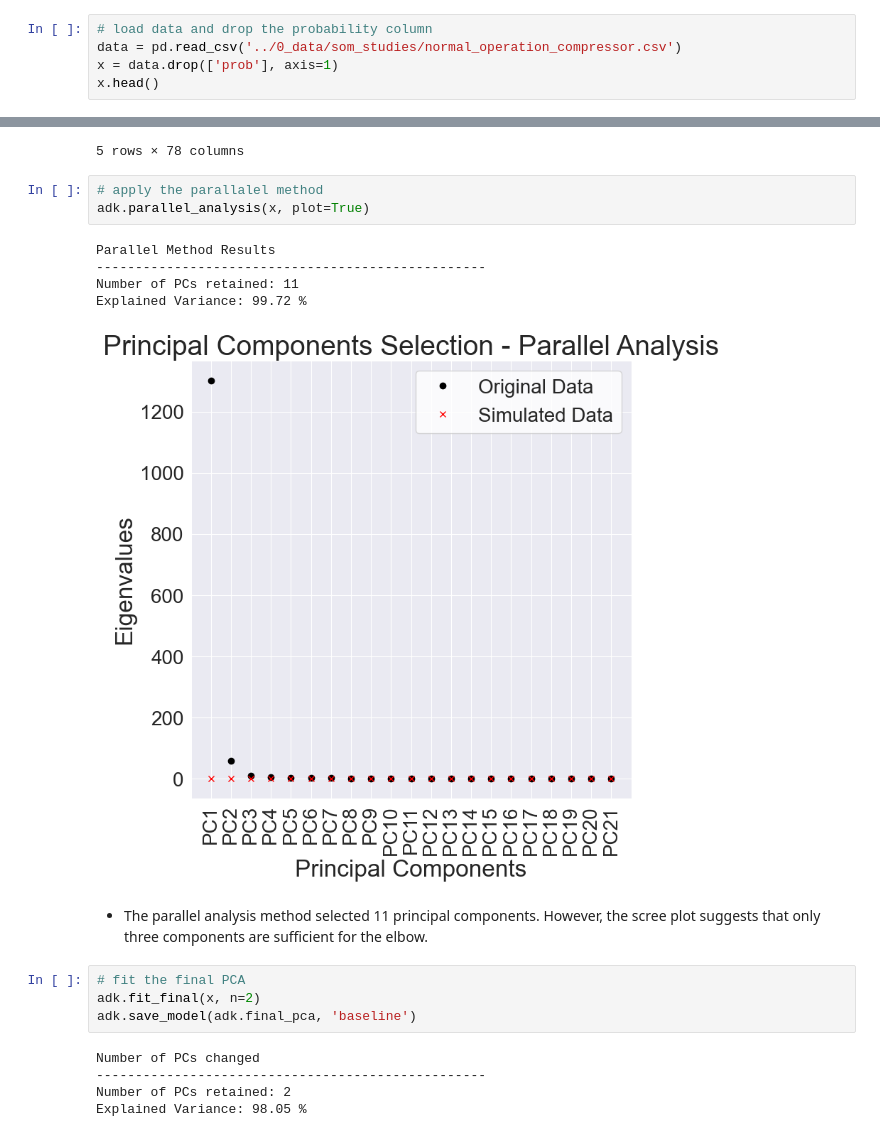
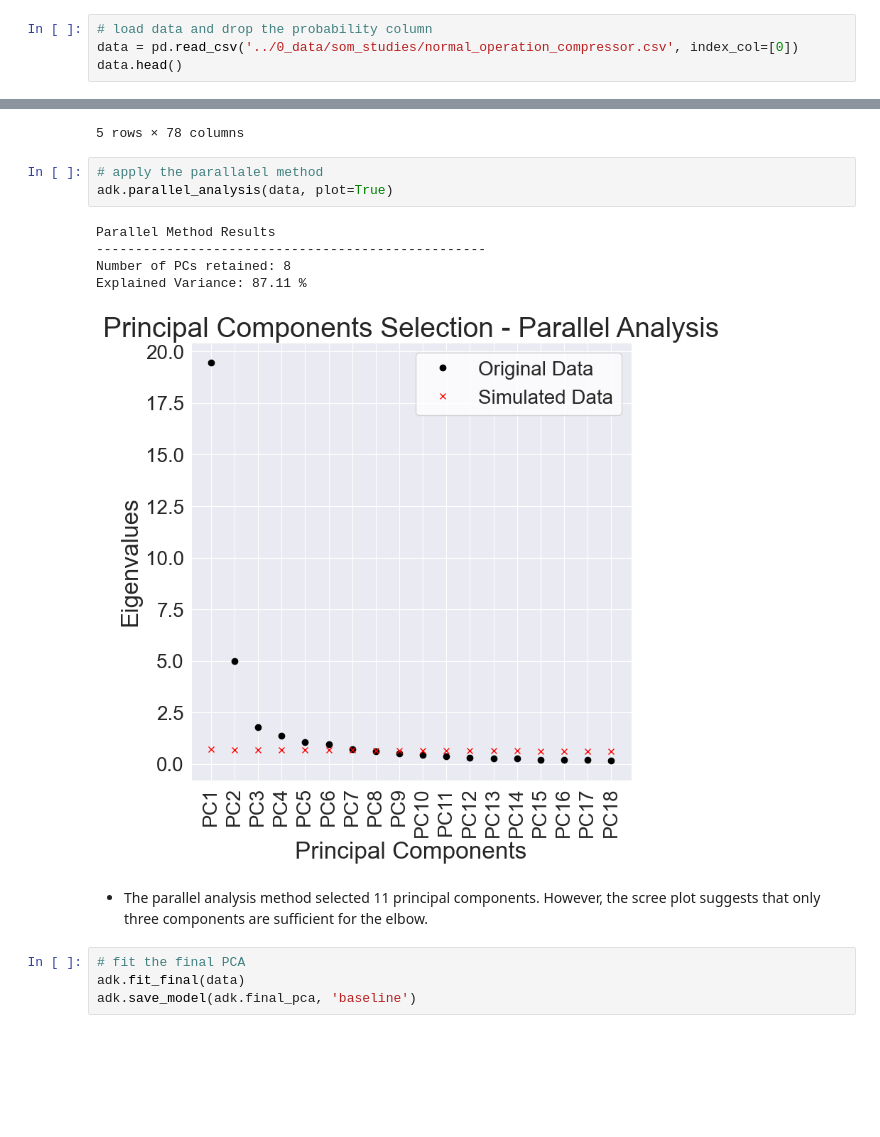
Before and after one commit to IAugustoMZ/deeplearning_chemicalengineering, a Jupyter notebook: 4_selfOrganinzingMaps/1_baseline.ipynb, the cells around one changed output, grey strips where cells are left out. Drawn from its saved outputs; the diff is of its cells as text; blank space fills up the shorter version.

Commit message:
📦build(soms) Adds the baseline analysis

```diff
--- a/4_selfOrganinzingMaps/1_baseline.ipynb
+++ b/4_selfOrganinzingMaps/1_baseline.ipynb
@@ -14,9 +14,8 @@ warnings.filterwarnings('ignore')
 adk = AnomalyDetectionKit()
 # %%
 # load data and drop the probability column
-data = pd.read_csv('../0_data/som_studies/normal_operation_compressor.csv')
-x = data.drop(['prob'], axis=1)
-x.head()
+data = pd.read_csv('../0_data/som_studies/normal_operation_compressor.csv', index_col=[0])
+data.head()
 # %% [output]
 |  | FCV-501D_ACT | PIT-501D | PIT-516D | PIT-517D | PIT-518D | PIT-519D | PIT-521D | PIT-523D | PIT-529D | ... |
 | 0 | 45.493362 | 40.756344 | 20.902378 | 17.372452 | 2.038123 | 2.224318 | 0.992395 | 3.347148 | 4.506837 | ... |
@@ -27,23 +26,18 @@ x.head()
 5 rows × 78 columns
 # %%
 # apply the parallalel method
-adk.parallel_analysis(x, plot=True)
+adk.parallel_analysis(data, plot=True)
 # %% [output]
 Parallel Method Results
 --------------------------------------------------
-Number of PCs retained: 11
-Explained Variance: 99.72 %
+Number of PCs retained: 8
+Explained Variance: 87.11 %
-[figure, old version]
+[figure, new version]
 # %% [markdown]
 - The parallel analysis method selected 11 principal components. However, the scree plot suggests that only three components are sufficient for the elbow.
 # %%
 # fit the final PCA
-adk.fit_final(x, n=2)
+adk.fit_final(data)
 adk.save_model(adk.final_pca, 'baseline')
-# %% [output]
-Number of PCs changed
---------------------------------------------------
-Number of PCs retained: 2
-Explained Variance: 98.05 %
 # %%
 # calculate Hotellings T2s and critical value
```
Also changed, not shown: parts of 5 cells of this notebook, 7 other files.
